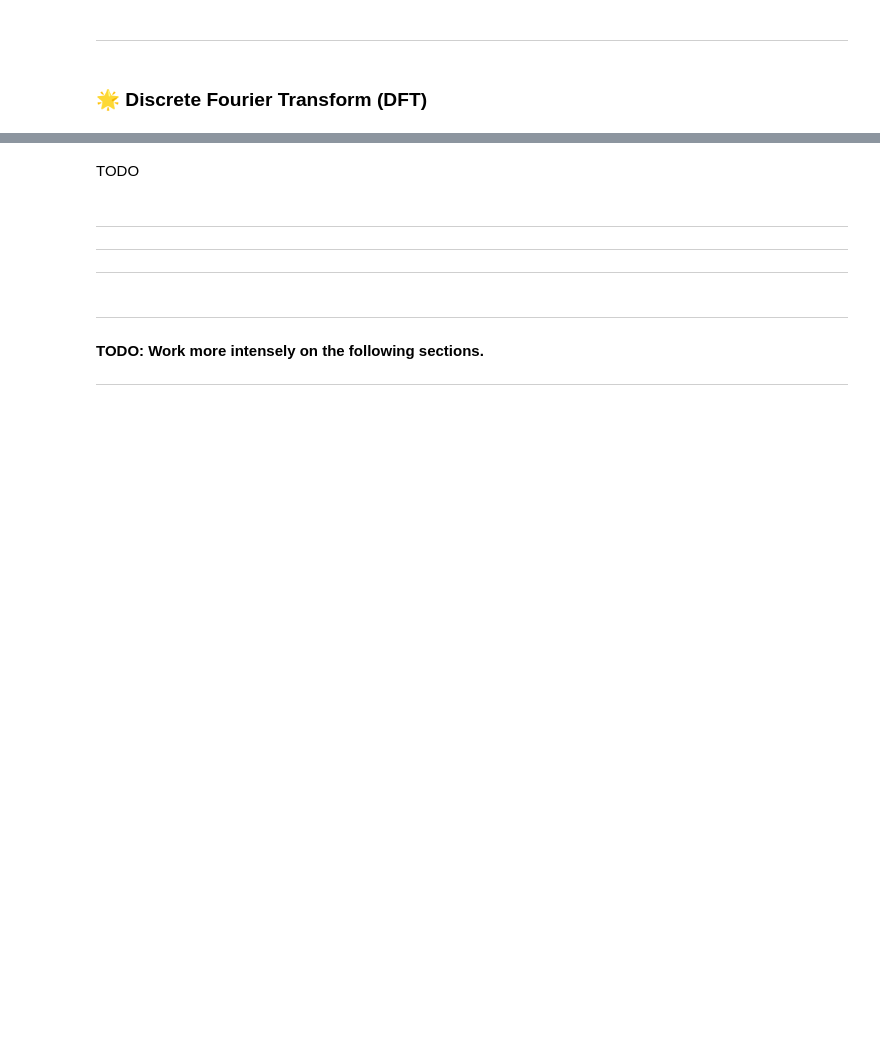
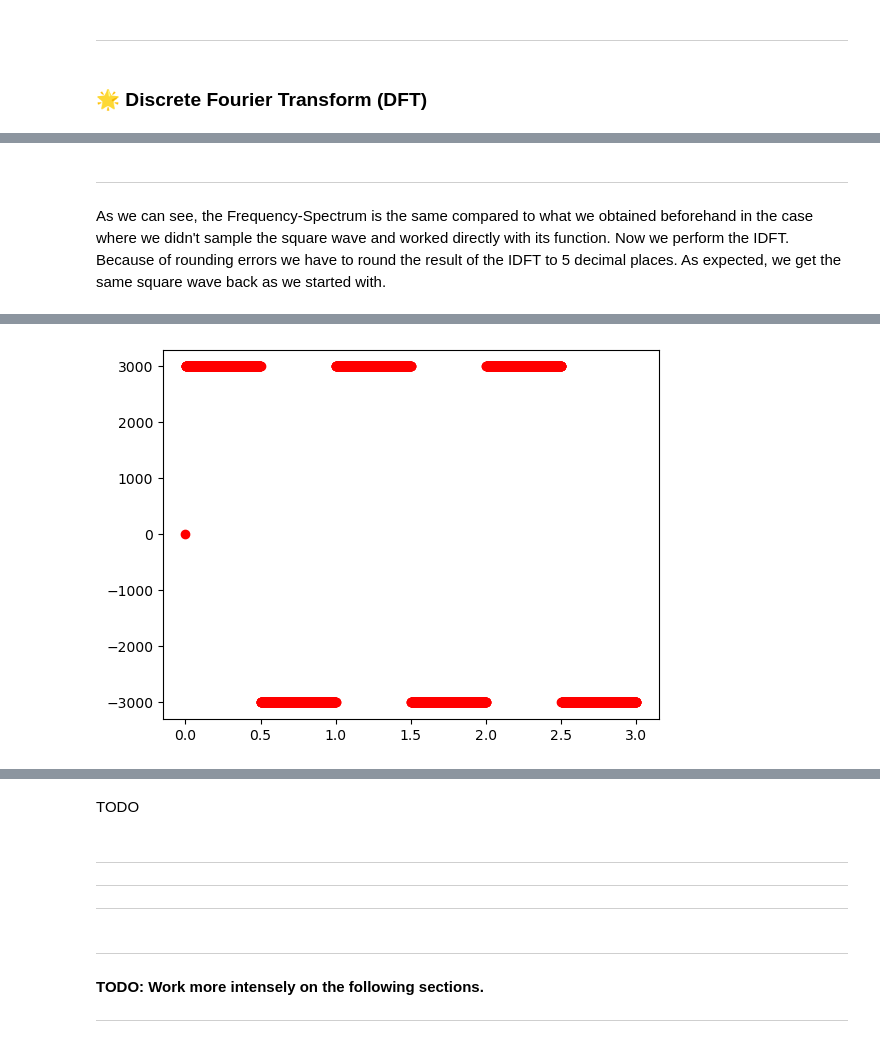
Before and after one commit to Splines/fourier-analysis-basics, a Jupyter notebook: src/fourier.ipynb, the cells around one changed output, grey strips where cells are left out. Cells and saved outputs as stored; diff of their text form; code cells hidden in the pictures; blank space fills up the shorter version.

```diff
--- a/src/fourier.ipynb
+++ b/src/fourier.ipynb
@@ -576,0 +644,4 @@ plt.show()
+# %%
+# Import the saved audio file and read its contents (& play it)
+sample_rate, wav_data = wavfile.read("../data/sounds/square_wave.wav")
+display(Audio(wav_data, rate=sample_rate))
@@ -576,0 +786,18 @@ plt.show()
+# %% [markdown]
+---
+# %% [markdown]
+As we can see, the Frequency-Spectrum is the same compared to what we obtained beforehand in the case where we didn't sample the square wave and worked directly with its function. Now we perform the IDFT. Because of rounding errors we have to round the result of the IDFT to 5 decimal places. As expected, we get the same square wave back as we started with.
+# %%
+# Inverse DFT
+idft_x = idft(dft_x)
+
+# Delelte Rounding Errors
+rounded_idft_x = np.around(np.real(idft_x), 5)
+
+# Plot Sound
+t_linspace = np.linspace(0, 3, 1000)
+plt.scatter(t, rounded_idft_x, color="red")
+
+# Hear Sound
+display(Audio(rounded_idft_x, rate=sample_rate)) # TODO: fix, sound too short
+# %% [output]
@@ -576,0 +805 @@ plt.show()
+[figure, added]
```
Also changed, not shown: parts of 67 cells of this notebook.
